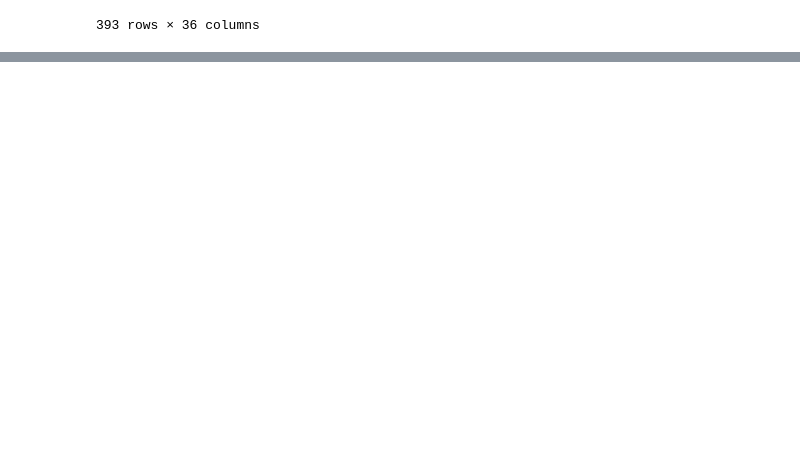
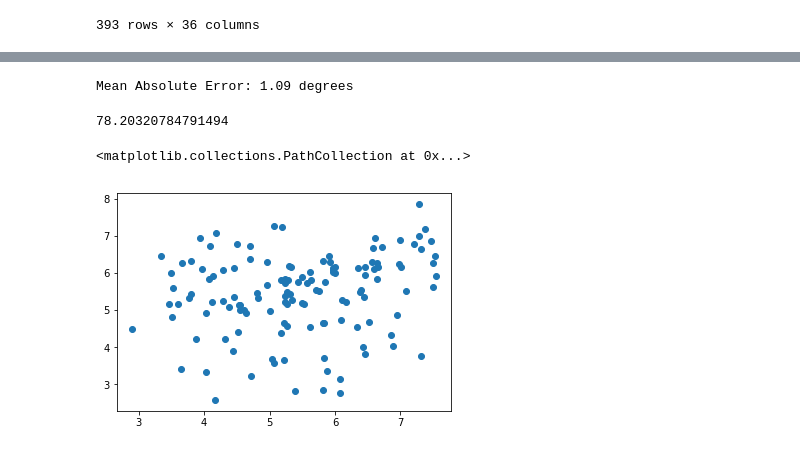
Before and after one commit to arun-joseph/Happiness-Predictor, a Jupyter notebook: happinessPredictor.ipynb, the cells around one changed output, grey strips where cells are left out. Saved outputs shown, nothing was run; the diff lists cells and outputs as text; code cells hidden in the pictures; blank space fills up the shorter version.

```diff
--- a/happinessPredictor.ipynb
+++ b/happinessPredictor.ipynb
@@ -27,0 +82,6 @@ df
+# %%
+y_train = pd.DataFrame(train_features['Score'])
+y_test = pd.DataFrame(test_features['Score'])
+# %%
+rf = RandomForestRegressor(n_estimators=1000)
+rf.fit(df_train,y_train.values.ravel())
@@ -27,0 +107,3 @@ df
+# %%
+lr=linear_model.LinearRegression()
+lr.fit(df_train,y_train.values.ravel())
@@ -27,0 +113,4 @@ df
+# %%
+predictions = lr.predict(df_test)
+errors = abs(predictions - y_test.values.ravel())
+errors
@@ -27,0 +135,15 @@ df
+# %%
+print('Mean Absolute Error:',round(np.mean(errors),2),'degrees')
+# %% [output]
+Mean Absolute Error: 1.09 degrees
+# %%
+mape = 100 * (errors / y_test.values.ravel())
+accuracy = 100 - np.mean(mape)
+print(accuracy)
+# %% [output]
+78.20320784791494
+# %%
+plt.scatter(y_test,predictions)
+# %% [output]
+<matplotlib.collections.PathCollection at 0x...>
+[figure, added]
```
Also changed, not shown: parts of 9 cells of this notebook.
